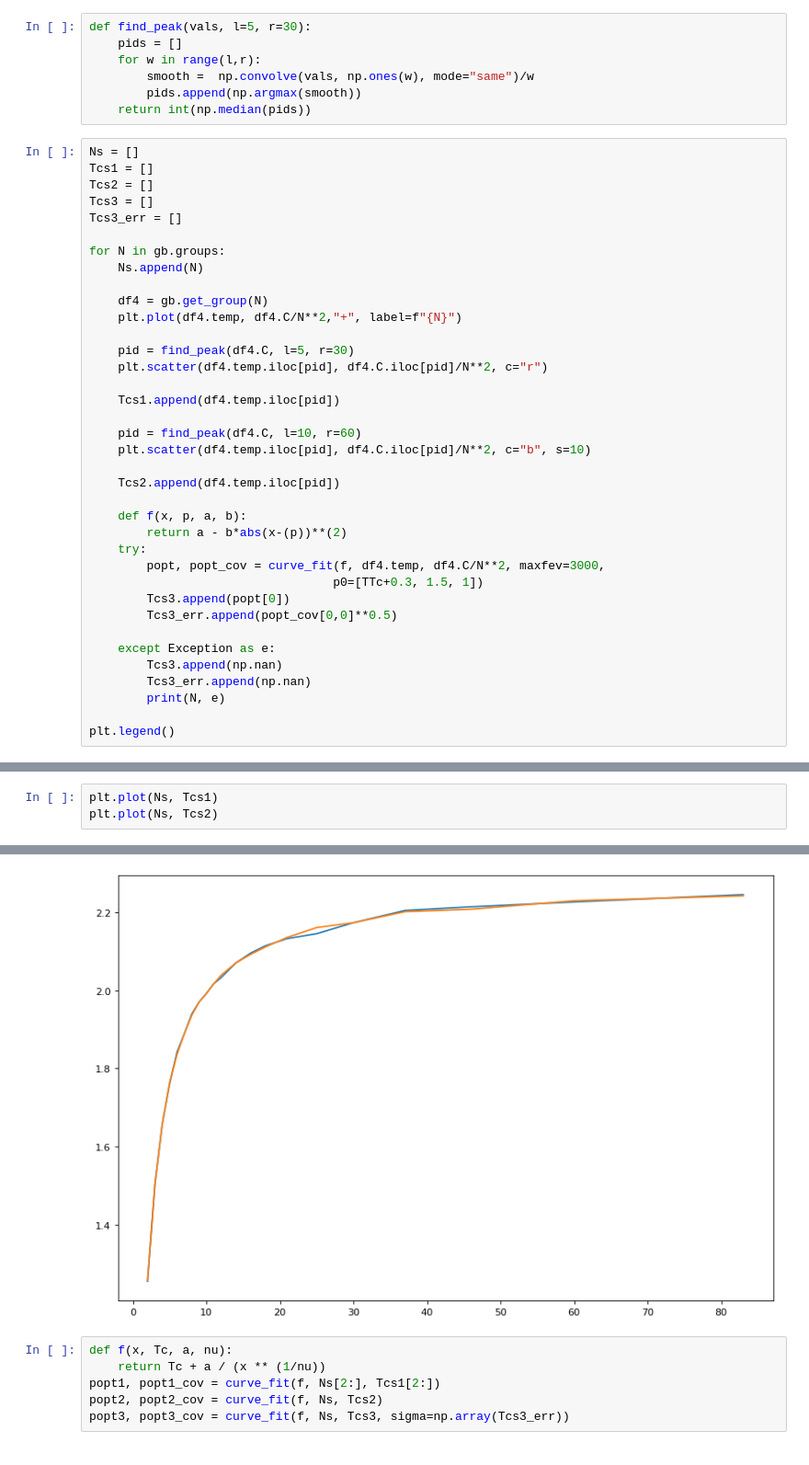
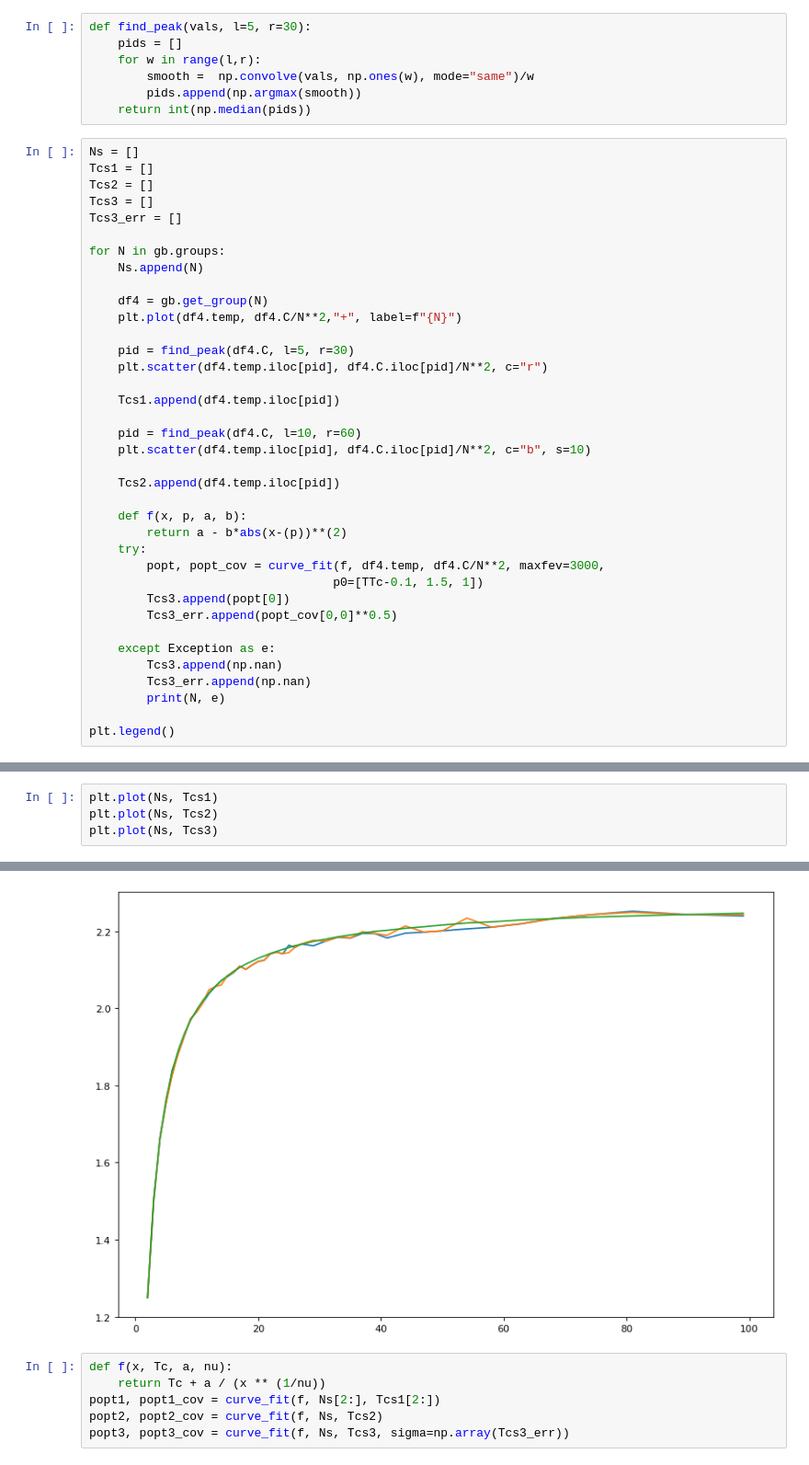
Before and after one commit to ashmat98/ising-model, a Jupyter notebook: python/heat-capacity.ipynb, the cells around one changed output, grey strips where cells are left out. Shown: that part at 92% size. Saved outputs shown, nothing was run; the diff lists cells and outputs as text.

```diff
--- a/python/heat-capacity.ipynb
+++ b/python/heat-capacity.ipynb
@@ -127,7 +127,7 @@ for N in gb.groups:
         return a - b*abs(x-(p))**(2)
     try:
         popt, popt_cov = curve_fit(f, df4.temp, df4.C/N**2, maxfev=3000,
-                                  p0=[TTc+0.3, 1.5, 1])
+                                  p0=[TTc-0.1, 1.5, 1])
         Tcs3.append(popt[0])
         Tcs3_err.append(popt_cov[0,0]**0.5)
 
@@ -163,9 +163,10 @@ plt.xlim(1,1.5)
 # %%
 plt.plot(Ns, Tcs1)
 plt.plot(Ns, Tcs2)
+plt.plot(Ns, Tcs3)
 # %% [output]
 [<matplotlib.lines.Line2D at 0x...>]
-[figure, old version]
+[figure, new version]
 # %%
 def f(x, Tc, a, nu):
     return Tc + a / (x ** (1/nu))
```
Also changed, not shown: parts of 31 cells of this notebook, 5 other files.
